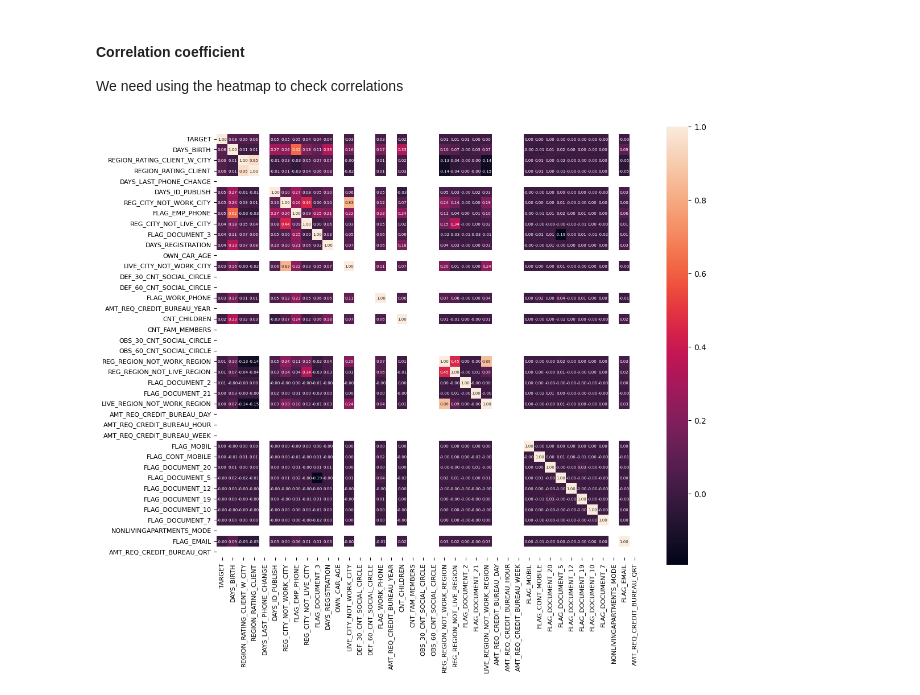
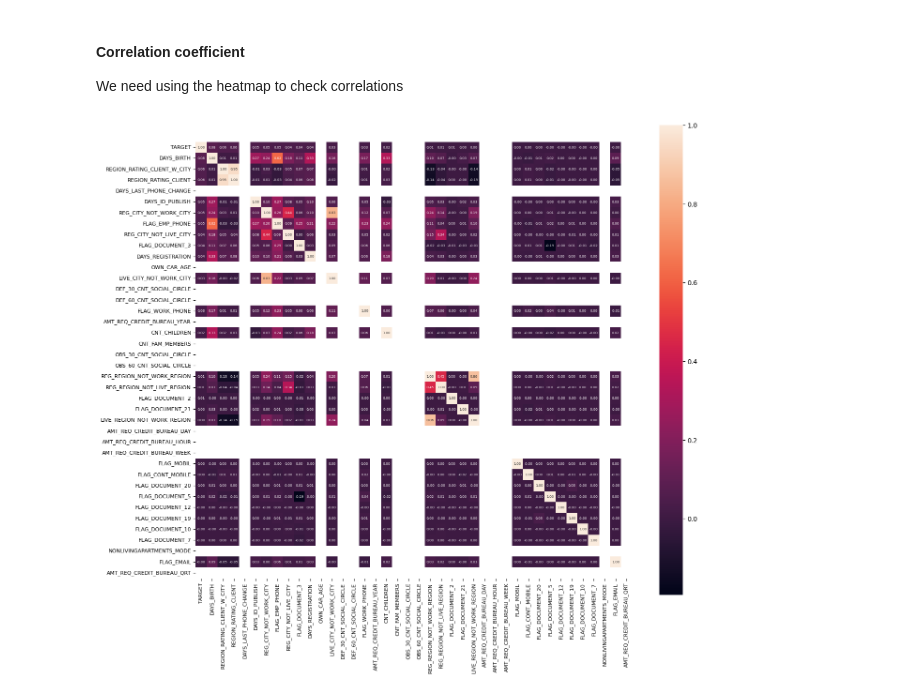
Before and after one commit to vthuhien/Data, a Jupyter notebook: Home_credit/home_credit_analysis.ipynb, the cells around one changed output. Saved outputs shown, nothing was run; the diff lists cells and outputs as text; code cells hidden in the pictures.

```diff
--- a/Home_credit/home_credit_analysis.ipynb
+++ b/Home_credit/home_credit_analysis.ipynb
@@ -161,15 +161,15 @@ We need using the heatmap to check correlations
 # %%
 import matplotlib.pyplot as plt
 import seaborn as sns
 numeric_df = df_train.select_dtypes(include=['float64', 'int64'])
 value = numeric_df.corr()
 k = 40
 cols = value.nlargest(k, 'TARGET')['TARGET'].index
-plt.figure(figsize=(12, 10))
+plt.figure(figsize=(15, 13))
 cm = np.corrcoef(df_train[cols].values.T)
 hm = sns.heatmap(cm, cbar=True, annot=True, square=True, annot_kws={'size': 5}, fmt='.2f',yticklabels=cols.values, xticklabels=cols.values)
 plt.xticks(fontsize=8)
 plt.yticks(fontsize=8)
 plt.show()
 # %% [output]
-[figure, old version]
+[figure, new version]
```
